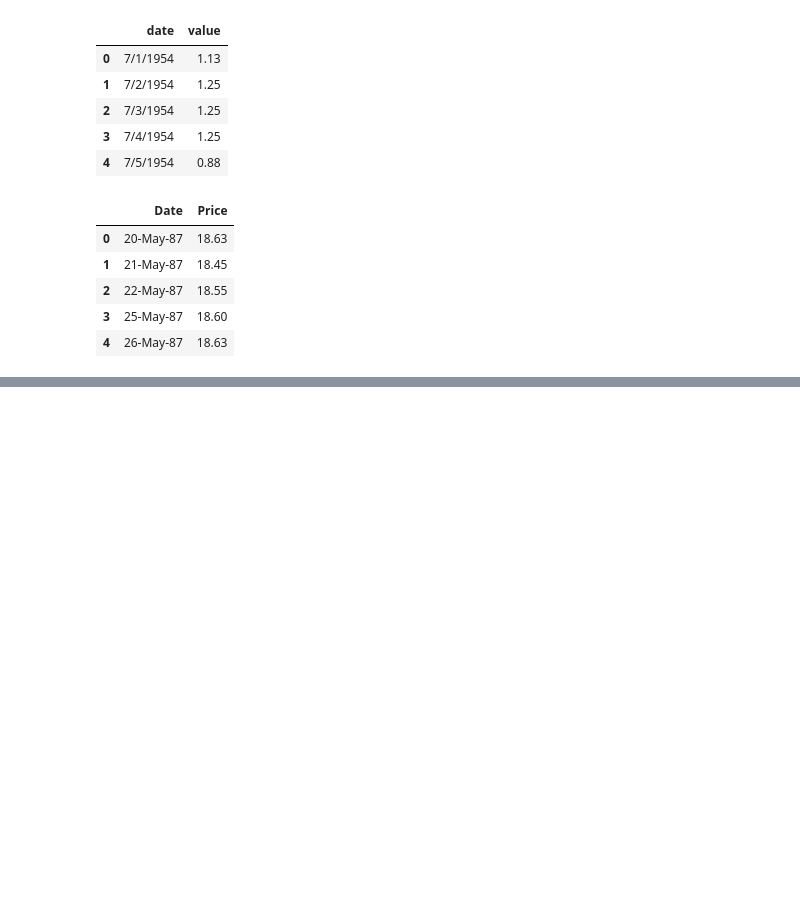
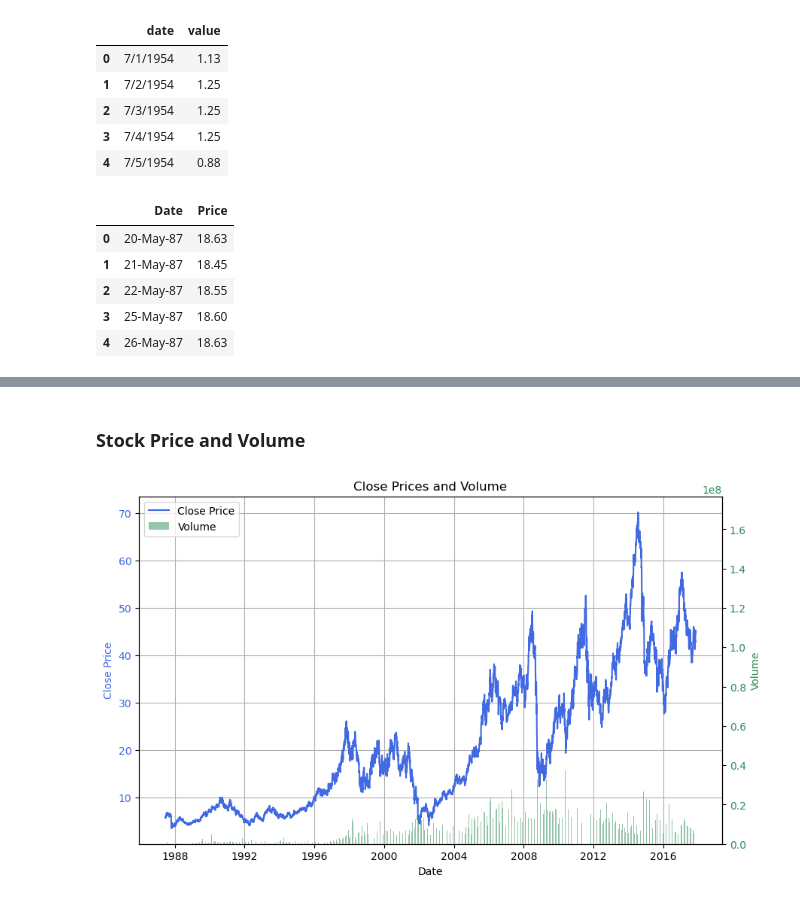
Before and after one commit to dshan805/stock_price_prediction, a Jupyter notebook: final_project.ipynb, the cells around one changed output, grey strips where cells are left out. Drawn from its saved outputs; the diff is of its cells as text; code cells hidden in the pictures; blank space fills up the shorter version.

```diff
--- a/final_project.ipynb
+++ b/final_project.ipynb
@@ -85,0 +214,2 @@ oil_price.head()
+# %%
+halliburton_all['US UnemploymentRate'].ffill(inplace=True)
@@ -85,0 +220,2 @@ oil_price.head()
+# %%
+halliburton_all = halliburton_all[halliburton_all['Date'] > '1987-05-19']
@@ -85,0 +259,3 @@ oil_price.head()
+# %%
+halliburton_final = halliburton_all[~(halliburton_all['oil_price'].isna())]
+df = halliburton_final.copy() # just for convenience
@@ -85,0 +334,3 @@ oil_price.head()
+# %%
+# remove first 19 rows.
+df = df.iloc[19:]
@@ -85,0 +360,31 @@ oil_price.head()
+# %% [markdown]
+### Stock Price and Volume
+# %%
+# Convert 'Date' column to datetime format
+df['Date'] = pd.to_datetime(df['Date'])
+
+# Create figure and axes
+fig, ax1 = plt.subplots(figsize=(10, 6))
+
+# Plot close prices as a line plot on the first y-axis
+ax1.plot(df['Date'], df['Close'], color='royalblue', label='Close Price')
+ax1.set_xlabel('Date')
+ax1.set_ylabel('Close Price', color='royalblue')
+ax1.tick_params(axis='y', labelcolor='royalblue')
+ax1.grid(True)
+
+# Create a second y-axis for volume as a bar chart
+ax2 = ax1.twinx()
+ax2.bar(df['Date'], df['Volume'], color='seagreen', alpha=0.5, width=0.5, label='Volume')
+ax2.set_ylabel('Volume', color='seagreen')
+ax2.tick_params(axis='y', labelcolor='seagreen')
+
+# Add legend
+lines1, labels1 = ax1.get_legend_handles_labels()
+lines2, labels2 = ax2.get_legend_handles_labels()
+ax1.legend(lines1 + lines2, labels1 + labels2, loc='upper left')
+
+plt.title('Close Prices and Volume')
+plt.show()
+# %% [output]
+[figure, added]
```
Also changed, not shown: parts of 51 cells of this notebook.
